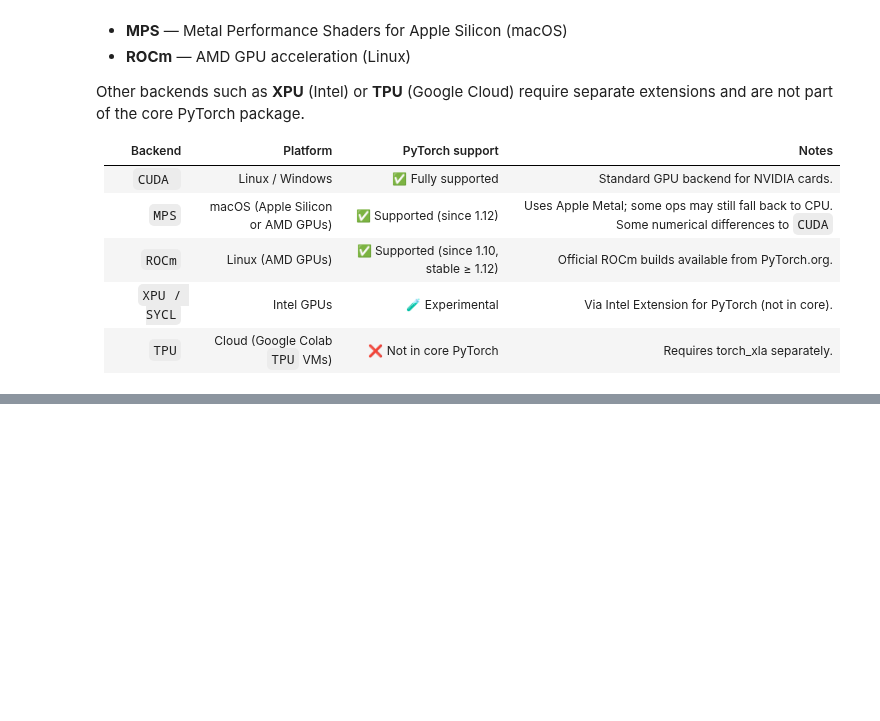
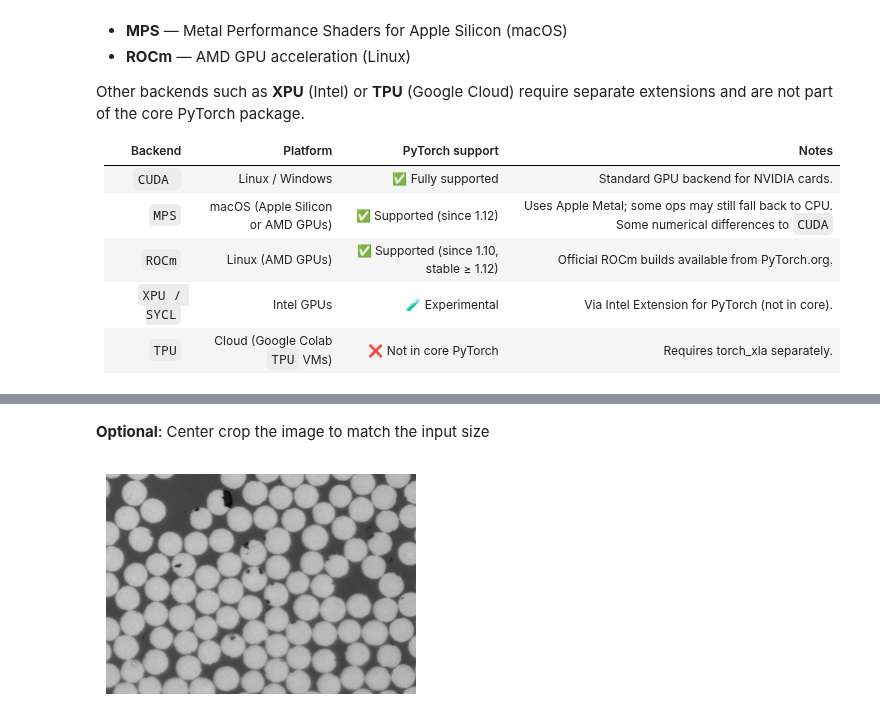
Before and after one commit to choROPeNt/segment-anything-2, a Jupyter notebook: notebooks/colab_analysis.ipynb, the cells around one changed output, grey strips where cells are left out. Saved outputs shown, nothing was run; the diff lists cells and outputs as text; code cells hidden in the pictures; blank space fills up the shorter version.

```diff
--- a/notebooks/colab_analysis.ipynb
+++ b/notebooks/colab_analysis.ipynb
@@ -98,0 +142,34 @@ from sam2.addons import show_anns
+# %% [markdown]
+**Optional**: Center crop the image to match the input size
+# %%
+## center crop the image
+def center_crop_np(image: np.ndarray, crop_size=1024):
+    """Fast center crop for a NumPy image.
+
+    Args:
+        image (np.ndarray): Input image as a NumPy array (H, W) or (H, W, C).
+        crop_size (int): Target crop size (assumes square crop).
+
+    Returns:
+        np.ndarray: Center-cropped image.
+    """
+    h, w = image.shape[:2]  # Get height and width
+    ch, cw = crop_size, crop_size  # Crop size
+
+    # Compute center crop coordinates
+    start_h = max((h - ch) // 2, 0)
+    start_w = max((w - cw) // 2, 0)
+    end_h = min(start_h + ch, h)
+    end_w = min(start_w + cw, w)
+
+    return image[start_h:end_h, start_w:end_w]
+
+
+image_np = center_crop_np(image_np)
+## Show the Image
+plt.figure(figsize=(4, 4))
+plt.imshow(image_np)
+plt.axis('off')
+plt.show()
+# %% [output]
+[figure, added]
```
Also changed, not shown: parts of 15 cells of this notebook.
